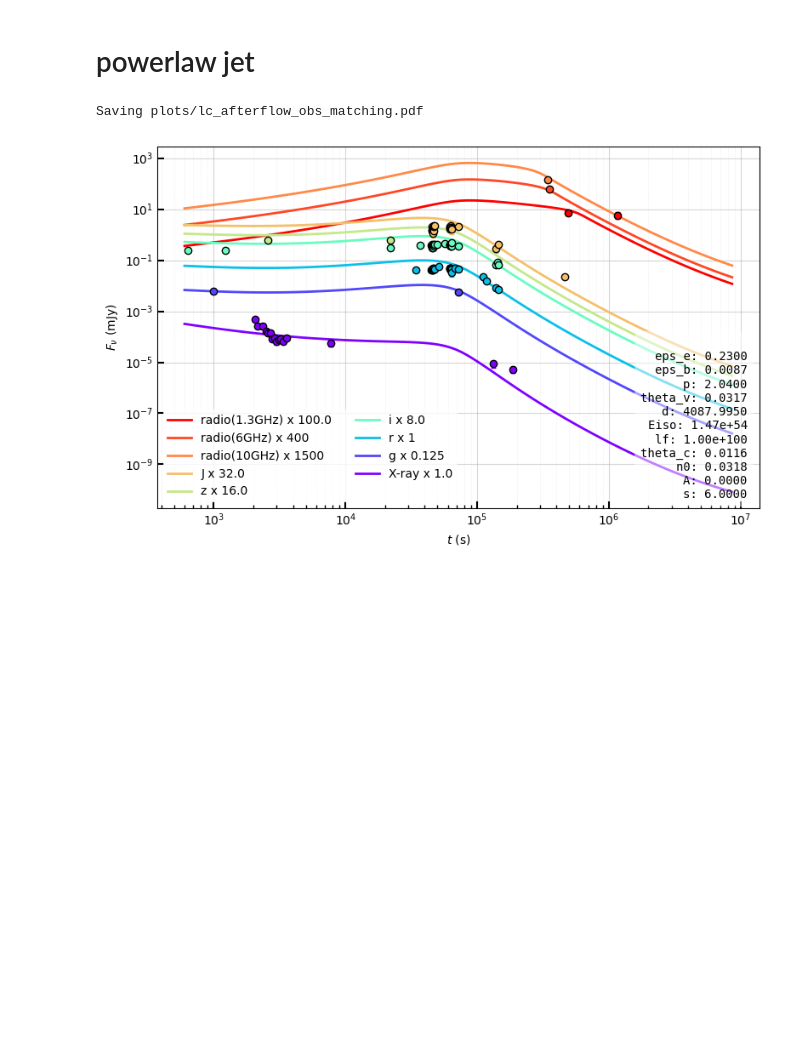
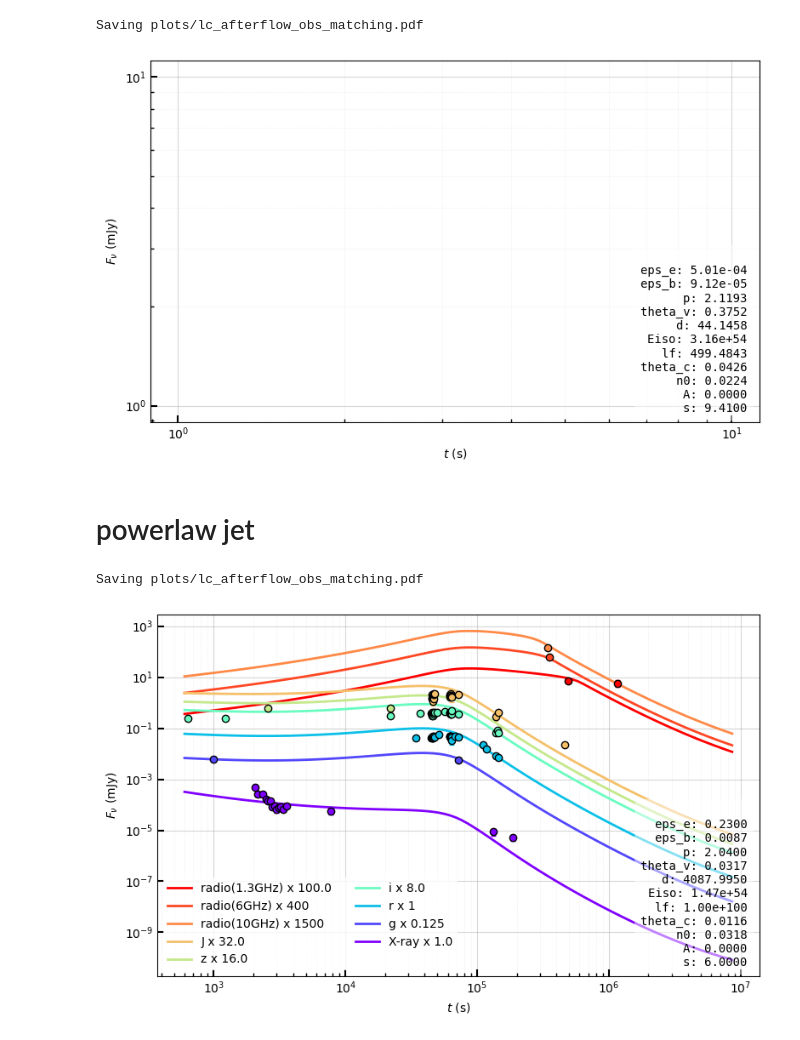
Before and after one commit to skp80286/grb_investigation, a Jupyter notebook: lc_jetsimpy_modular.ipynb, the cells around one changed output. Drawn from its saved outputs; the diff is of its cells as text; code cells hidden in the pictures; blank space fills up the shorter version.

```diff
--- a/lc_jetsimpy_modular.ipynb
+++ b/lc_jetsimpy_modular.ipynb
@@ -101,33 +101,10 @@ def lc_plot(
     colors = cmap(np.linspace(0, 1, len(frequencies)))
 
     for i, (band,nu) in enumerate(frequencies):
+        print(f'')
         if band in multipliers: multiplier = multipliers[band]
         else: continue
-        #print(f"Calculating for frequency: {nu}")
-        Fnu_model = []
-
-        Fnu_model = model(jetType, loge0, logepsb, logepse, logn0, thc, thv, p, z,
-        observed_data, observed_data_fit,lf, A, s, t, [nu])
-        #print(f'Fnu_model: {Fnu_model}')
-        Fnu_model = np.array(Fnu_model)
-        #print(f'Fnu_model.shape: {Fnu_model.shape}')
-
-        Fnu_allobs = df_allobs[df_allobs['Filt']==band][['Times','Fluxes', 'FluxErrs']].sort_values(by='Times').to_numpy()
-
-
-        ax.plot(t, Fnu_model*multiplier,  linestyle='solid', linewidth=2.0, label=f'{band} x {multiplier}', color=colors[i])
-
-        ax.errorbar(
-            Fnu_allobs[:,0], Fnu_allobs[:,1] * multiplier,
-            yerr=Fnu_allobs[:,2]*multiplier,
-            fmt='o',
-            markersize=4, alpha=1,
-            color=colors[i], ecolor=colors[i],
-            elinewidth=0.5, capsize=2
-        )
-        ax.scatter(Fnu_allobs[:,0], Fnu_allobs[:,1] * multiplier,
-            marker='o', s=36, color=colors[i], edgecolors='black',
-            linewidths=1,zorder=100)
+        print(f"Calculating for frequency: {nu}")
 
     if df_fit is not None:
         for i, (band,nu) in enumerate(frequencies):
@@ -176,6 +153,19 @@ def lc_plot(
     fig.savefig("plots/lc_afterflow_obs_matching.pdf", format='pdf', bbox_inches='tight')
     plt.show()
     plt.close(fig)
+# %%
+
+
+lc_plot(jetType='powerlaw',
+    loge0=54.5, logepsb=-4.04, logepse=-3.3, logn0=-1.65, thc=2.44*np.pi/180,
+    thv=21.5*np.pi/180, lf=499.48430323,
+    s=9.41, p=2.1193,
+    z=0.0099,
+    observed_data='data/GW170817.csv',
+    observed_data_fit='data/GW170817.csv')#)'data/mcmc_df_trunc.csv',)
+# %% [output]
+Saving plots/lc_afterflow_obs_matching.pdf
+[figure, added]
 # %% [markdown]
 # powerlaw jet
 # %%
```
Also changed, not shown: 4 other files.
